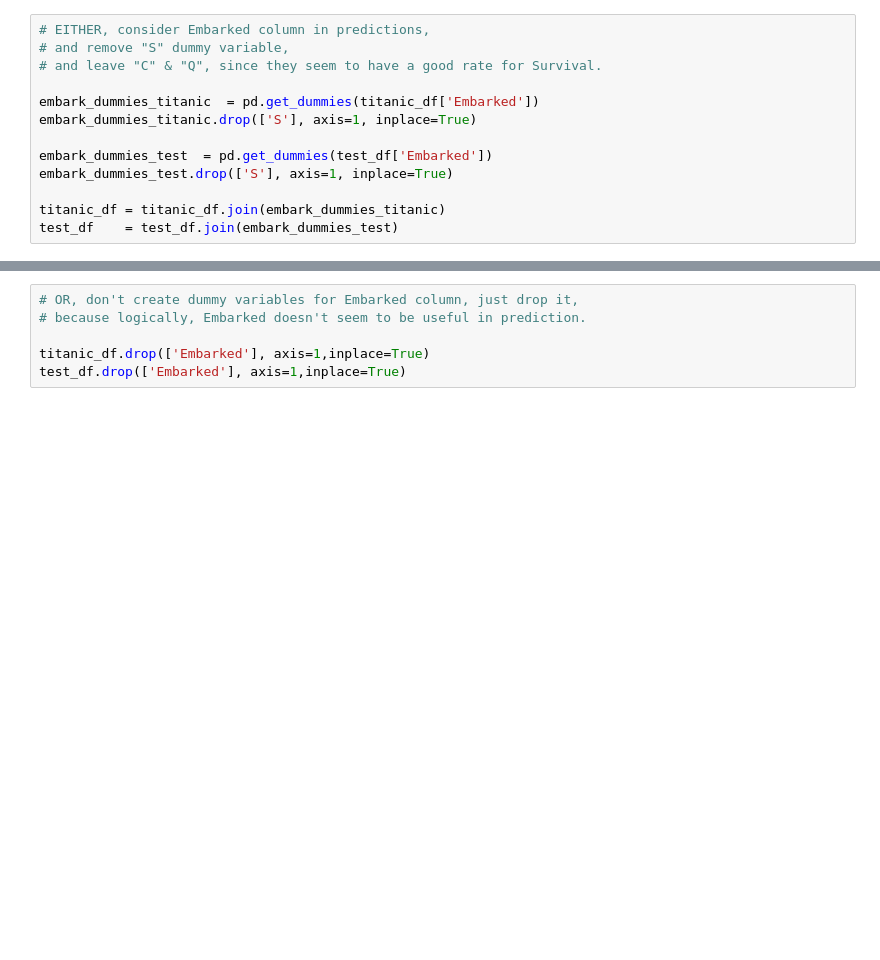
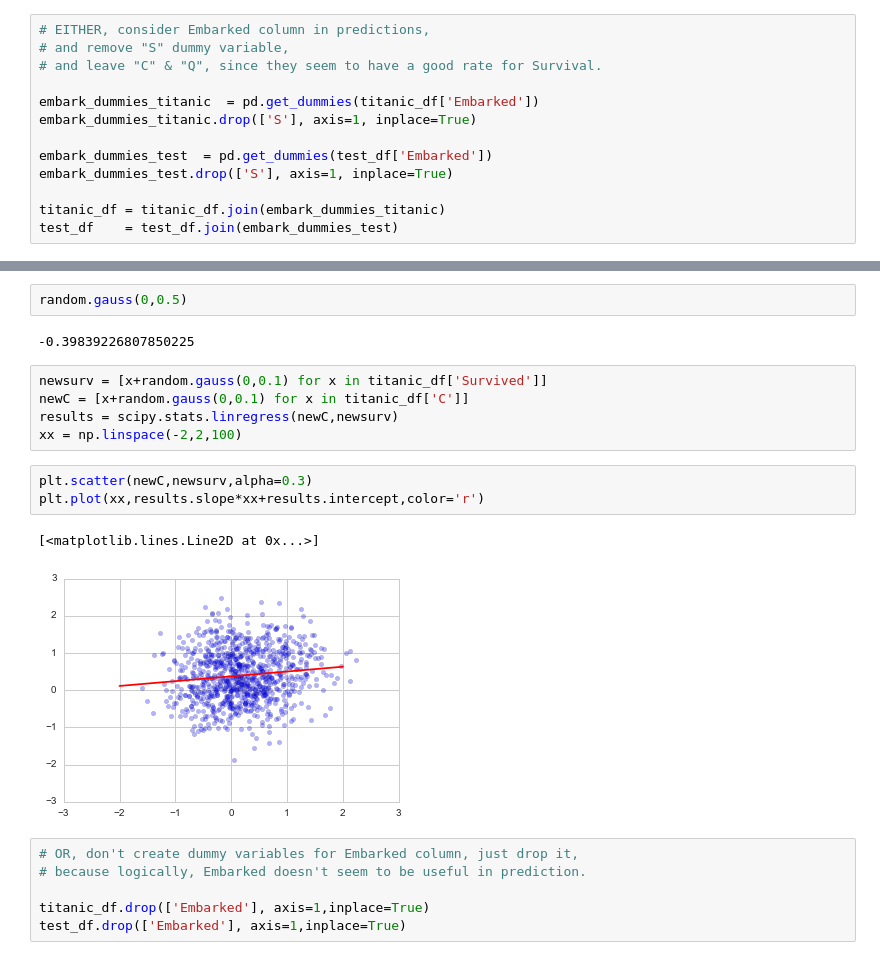
Before and after one commit to randirl17/titanic-data-munging, a Jupyter notebook: 2016-06-01-TitanicDataMunging.ipynb, the cells around one changed output, grey strips where cells are left out. Cells and saved outputs as stored; diff of their text form; blank space fills up the shorter version.

```diff
--- a/2016-06-01-TitanicDataMunging.ipynb
+++ b/2016-06-01-TitanicDataMunging.ipynb
@@ -256,3 +366,18 @@ test_df    = test_df.join(embark_dummies_test)
+# %%
+random.gauss(0,0.5)
+# %% [output]
+-0.39839226807850225
+# %%
+newsurv = [x+random.gauss(0,0.1) for x in titanic_df['Survived']]
+newC = [x+random.gauss(0,0.1) for x in titanic_df['C']]
+results = scipy.stats.linregress(newC,newsurv)
+xx = np.linspace(-2,2,100)
+# %%
+plt.scatter(newC,newsurv,alpha=0.3)
+plt.plot(xx,results.slope*xx+results.intercept,color='r')
+# %% [output]
+[<matplotlib.lines.Line2D at 0x...>]
+[figure, added]
 # %%
 # OR, don't create dummy variables for Embarked column, just drop it,
 # because logically, Embarked doesn't seem to be useful in prediction.
```
Also changed, not shown: parts of 16 cells of this notebook.
